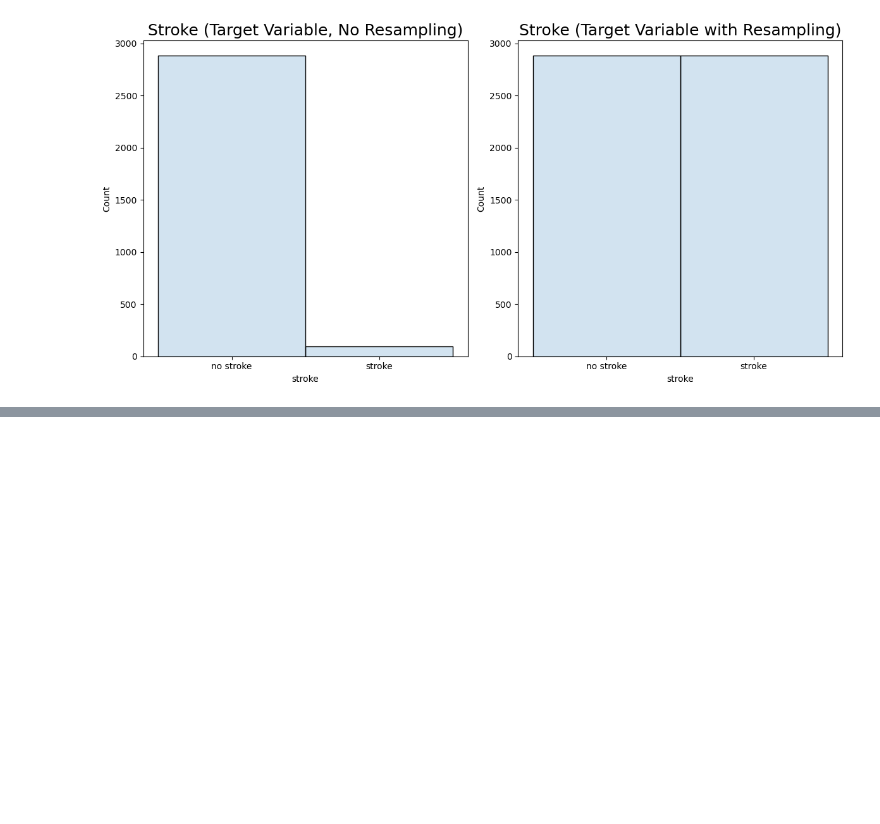
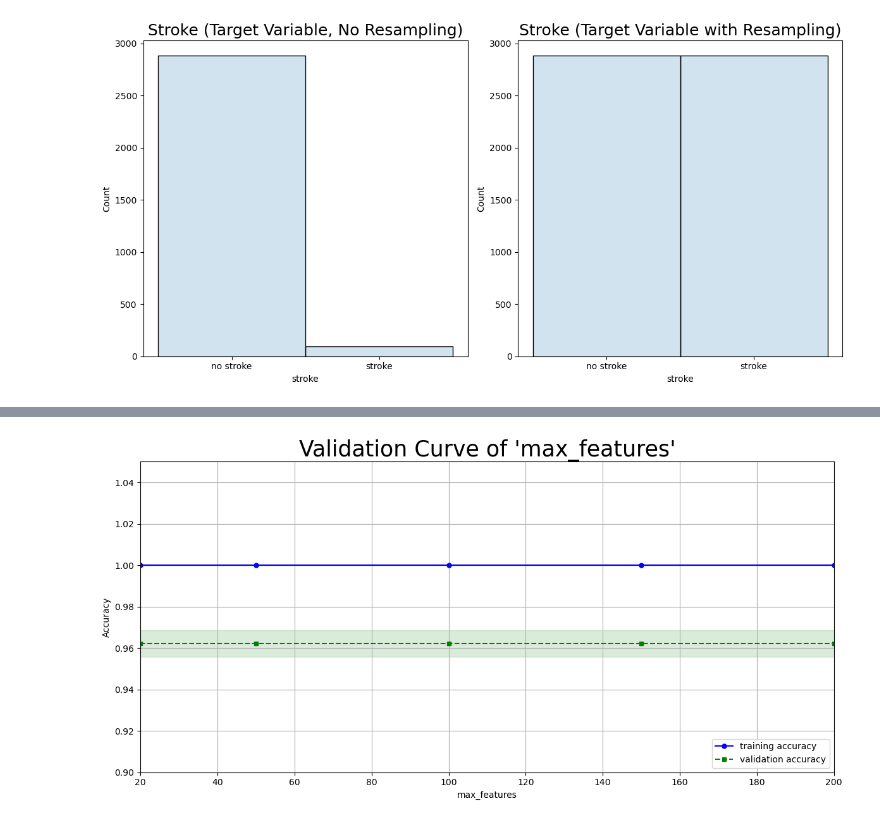
Before and after one commit to pjaiswalusf/Stroke-Prediction, a Jupyter notebook: StrokePrediction.ipynb, the cells around one changed output, grey strips where cells are left out. Cells and saved outputs as stored; diff of their text form; code cells hidden in the pictures; blank space fills up the shorter version.

```diff
--- a/StrokePrediction.ipynb
+++ b/StrokePrediction.ipynb
@@ -589,0 +802,4 @@ plt.tight_layout()
+# %%
+plot_validation_curve(rf_class, X_resampled, y_resampled, 5, 'max_features', [20,50,100,150,200], y_lim=[0.9,1.05])
+# %% [output]
+[figure, added]
```
Also changed, not shown: parts of 28 cells of this notebook.
